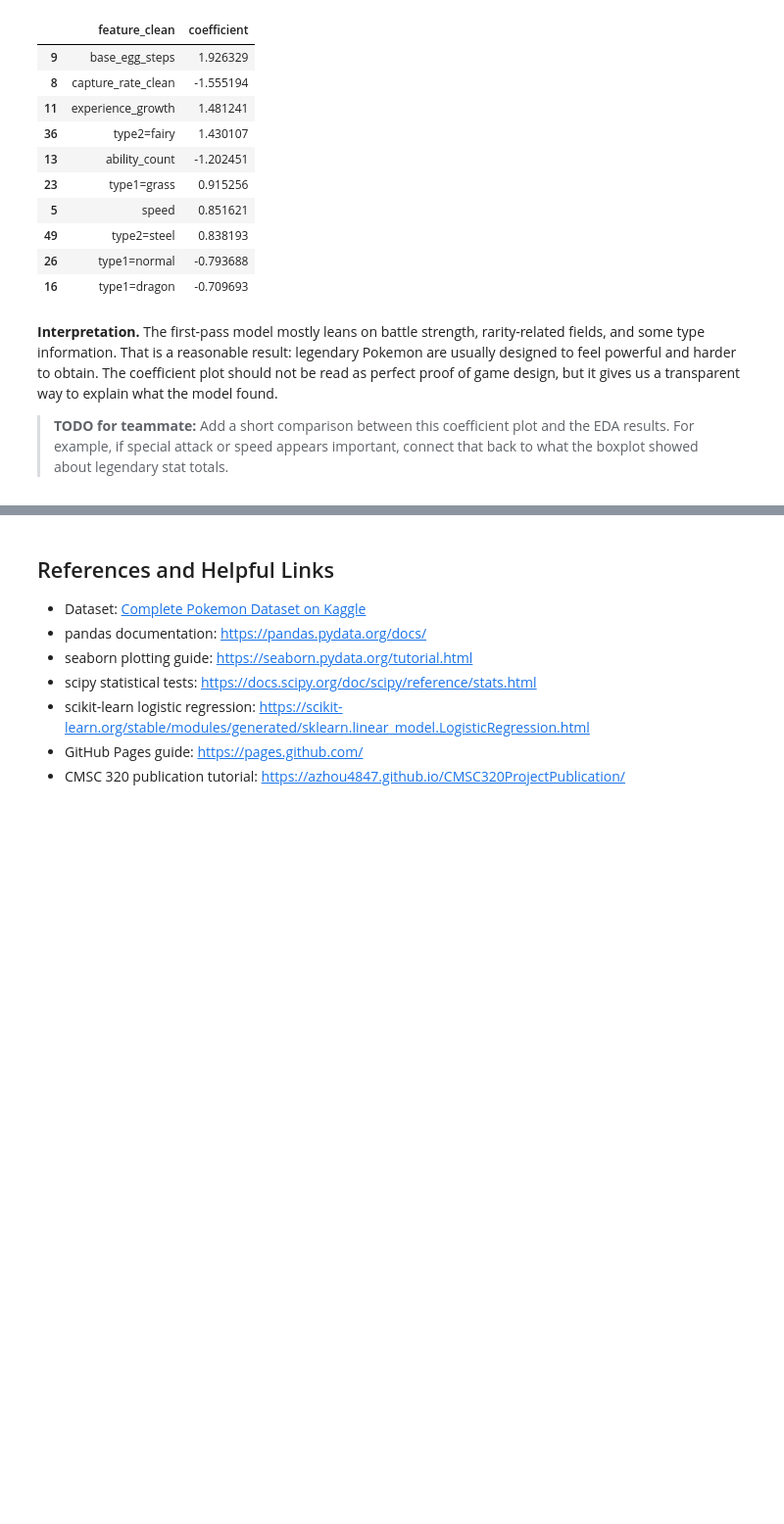
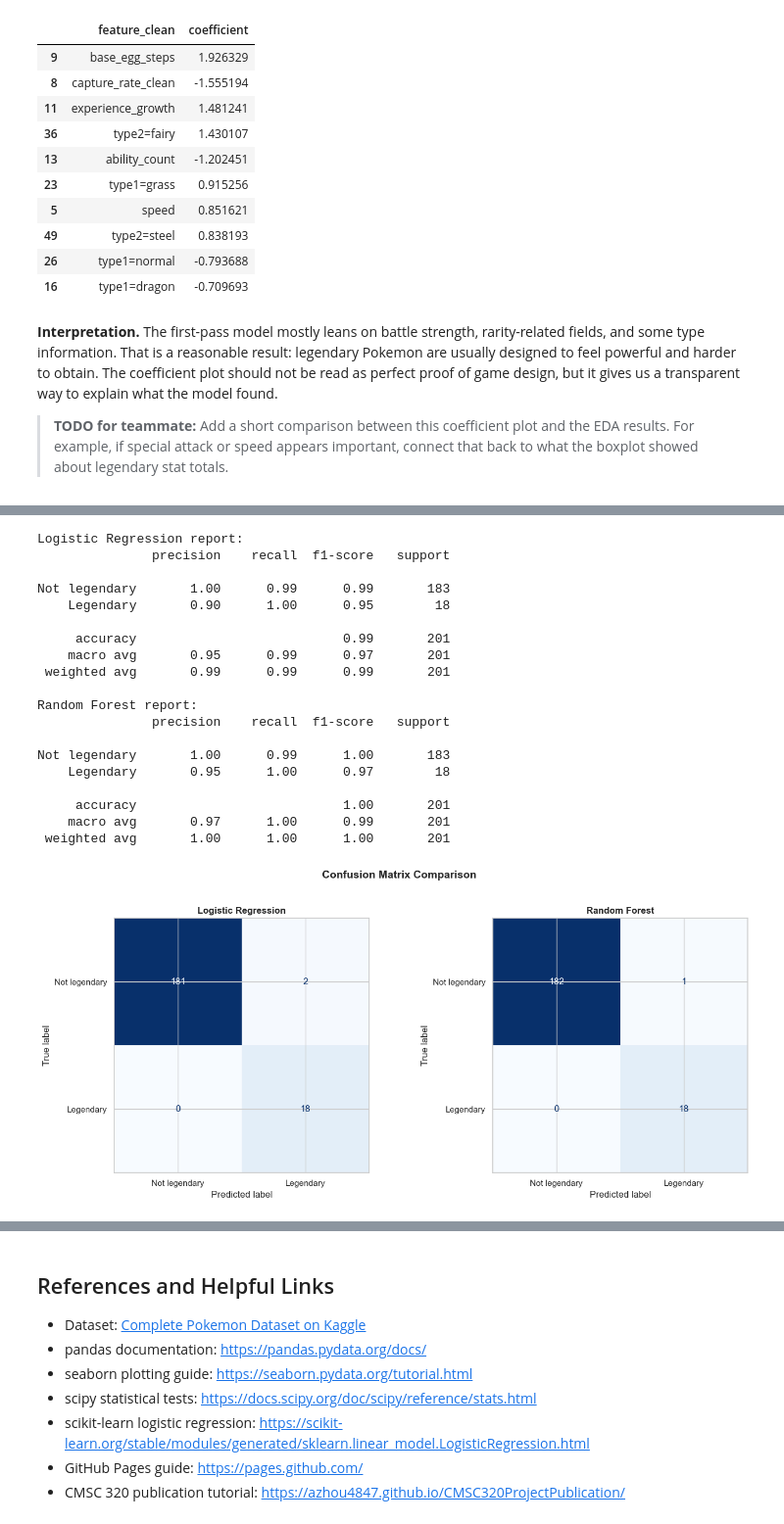
Before and after one commit to dhruvpat27/320_final_project, a Jupyter notebook: pokemon_analysis.ipynb, the cells around one changed output, grey strips where cells are left out. Shown at 98% size. Cells and saved outputs as stored; diff of their text form; code cells hidden in the pictures; blank space fills up the shorter version.

Commit message:
added additional ML Model (random forest) and comparison between that and logistic regression

```diff
--- a/pokemon_analysis.ipynb
+++ b/pokemon_analysis.ipynb
@@ -415,3 +415,63 @@ display(coef_table[["feature_clean", "coefficient"]].head(10))
 **Interpretation.** The first-pass model mostly leans on battle strength, rarity-related fields, and some type information. That is a reasonable result: legendary Pokemon are usually designed to feel powerful and harder to obtain. The coefficient plot should not be read as perfect proof of game design, but it gives us a transparent way to explain what the model found.
 
 > **TODO for teammate:** Add a short comparison between this coefficient plot and the EDA results. For example, if special attack or speed appears important, connect that back to what the boxplot showed about legendary stat totals.
+# %%
+## Model Comparison: Logistic Regression vs. Random Forest
+
+# The logistic regression baseline is transparent but limited — it assumes a linear
+# boundary between legendary and non-legendary Pokemon. A Random Forest can capture
+# non-linear interactions (e.g., high sp_attack AND low capture_rate together) without
+# us having to engineer those combinations by hand.
+
+from sklearn.ensemble import RandomForestClassifier
+
+rf_model = Pipeline(steps=[
+    ("preprocess", preprocessor),
+    ("model", RandomForestClassifier(
+        n_estimators=300,
+        class_weight="balanced",
+        random_state=42,
+        n_jobs=-1,
+    )),
+])
+
+rf_model.fit(X_train, y_train)
+y_pred_rf = rf_model.predict(X_test)
+
+# ── Side-by-side metrics ──────────────────────────────────────────────────────
+lr_acc      = accuracy_score(y_test, y_pred)
+lr_bal_acc  = balanced_accuracy_score(y_test, y_pred)
+rf_acc      = accuracy_score(y_test, y_pred_rf)
+rf_bal_acc  = balanced_accuracy_score(y_test, y_pred_rf)
+
+metrics_df = pd.DataFrame({
+    "Model":             ["Logistic Regression", "Random Forest"],
+    "Accuracy":          [lr_acc, rf_acc],
+    "Balanced Accuracy": [lr_bal_acc, rf_bal_acc],
+})
+print("Performance comparison:")
+display(metrics_df.set_index("Model").round(3))
+
+print("\nLogistic Regression report:")
+print(classification_report(y_test, y_pred, target_names=["Not legendary", "Legendary"]))
+print("Random Forest report:")
+print(classification_report(y_test, y_pred_rf, target_names=["Not legendary", "Legendary"]))
+
+# ── Confusion matrices side by side ──────────────────────────────────────────
+fig, axes = plt.subplots(1, 2, figsize=(14, 6))
+
+for ax, y_p, title in zip(
+    axes,
+    [y_pred, y_pred_rf],
+    ["Logistic Regression", "Random Forest"],
+):
+    ConfusionMatrixDisplay(
+        confusion_matrix=confusion_matrix(y_test, y_p),
+        display_labels=["Not legendary", "Legendary"],
+    ).plot(ax=ax, cmap="Blues", colorbar=False)
+    ax.set_title(title)
+
+plt.suptitle("Confusion Matrix Comparison", fontsize=14, fontweight="bold", y=1.02)
+plt.tight_layout()
+plt.show()
+# %% [output]
@@ -417,0 +483,20 @@ display(coef_table[["feature_clean", "coefficient"]].head(10))
+Logistic Regression report:
+               precision    recall  f1-score   support
+
+Not legendary       1.00      0.99      0.99       183
+    Legendary       0.90      1.00      0.95        18
+
+     accuracy                           0.99       201
+    macro avg       0.95      0.99      0.97       201
+ weighted avg       0.99      0.99      0.99       201
+
+Random Forest report:
+               precision    recall  f1-score   support
+
+Not legendary       1.00      0.99      1.00       183
+    Legendary       0.95      1.00      0.97        18
+
+     accuracy                           1.00       201
+    macro avg       0.97      1.00      0.99       201
+ weighted avg       1.00      1.00      1.00       201
+[figure, added]
```
Also changed, not shown: parts of 6 cells of this notebook.
